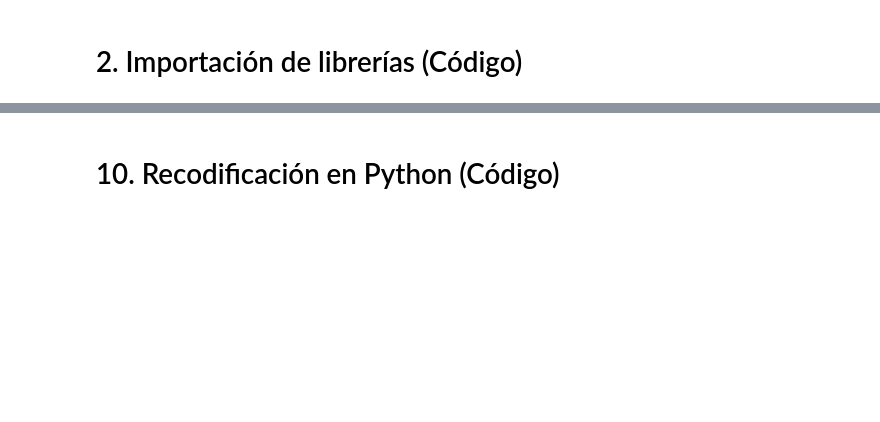
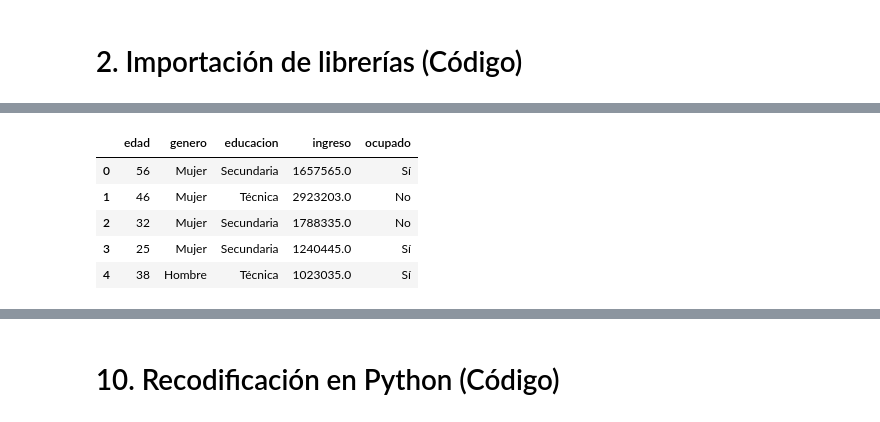
Before and after one commit to marco-canas/curso_analisis_datos_sociales_con_estratificacion, a Jupyter notebook: 1_clases/2_clase/clase_2.ipynb, the cells around one changed output, grey strips where cells are left out. Saved outputs shown, nothing was run; the diff lists cells and outputs as text; code cells hidden in the pictures; blank space fills up the shorter version.

```diff
--- a/1_clases/2_clase/clase_2.ipynb
+++ b/1_clases/2_clase/clase_2.ipynb
@@ -192,0 +116,76 @@ Estas decisiones son **analíticas**, no solo técnicas.
+# %%
+
+# -----------------------------
+# 1. Fijar semilla (reproducibilidad)
+# -----------------------------
+np.random.seed(42)
+
+# -----------------------------
+# 2. Tamaño de la muestra
+# -----------------------------
+n = 120  # tamaño típico para ejercicios de clase
+
+# -----------------------------
+# 3. Generación de variables
+# -----------------------------
+
+# Edad: adultos jóvenes y medios
+edad = np.random.randint(low = 18, high = 60, size = n)
+
+# Género
+genero = np.random.choice(
+    ["Hombre", "Mujer"],
+    size=n,
+    p=[0.48, 0.52]
+)
+
+# Nivel educativo
+educacion = np.random.choice(
+    ["Primaria", "Secundaria", "Técnica", "Universitaria"],
+    size=n,
+    p=[0.20, 0.35, 0.20, 0.25]
+)
+
+# Ingreso mensual (en pesos colombianos, distribución sesgada)
+ingreso = np.random.normal(
+    loc=1_800_000,  # ingreso promedio
+    scale = 600_000, # dispersión
+    size = n
+).round(0)
+
+# Evitar ingresos negativos
+ingreso = np.clip(ingreso, min = 500000, max = None)
+
+# Ocupación (variable binaria)
+ocupado = np.random.choice(
+    ["Sí", "No"],
+    size=n,
+    p=[0.65, 0.35]
+)
+
+# -----------------------------
+# 4. Construcción del DataFrame
+# -----------------------------
+df = pd.DataFrame({
+    "edad": edad,
+    "genero": genero,
+    "educacion": educacion,
+    "ingreso": ingreso.astype(int),
+    "ocupado": ocupado
+})
+
+# -----------------------------
+# 5. Introducir algunos valores faltantes (didáctico)
+# -----------------------------
+for col in ["ingreso", "educacion"]:
+    idx = np.random.choice(df.index, size=5, replace=False)
+    df.loc[idx, col] = np.nan
+
+# -----------------------------
+# 6. Guardar archivo CSV
+# -----------------------------
+df.to_csv("encuesta_ejemplo.csv", index=False)
+
+print("Archivo 'encuesta_ejemplo.csv' generado correctamente.")
+df.head()
+# %% [output]
@@ -192,0 +193,6 @@ Estas decisiones son **analíticas**, no solo técnicas.
+|  | edad | genero | educacion | ingreso | ocupado |
+| 0 | 56 | Mujer | Secundaria | 1657565.0 | Sí |
+| 1 | 46 | Mujer | Técnica | 2923203.0 | No |
+| 2 | 32 | Mujer | Secundaria | 1788335.0 | No |
+| 3 | 25 | Mujer | Secundaria | 1240445.0 | Sí |
+| 4 | 38 | Hombre | Técnica | 1023035.0 | Sí |
```
Also changed, not shown: parts of 84 cells of this notebook, 6 other files.
